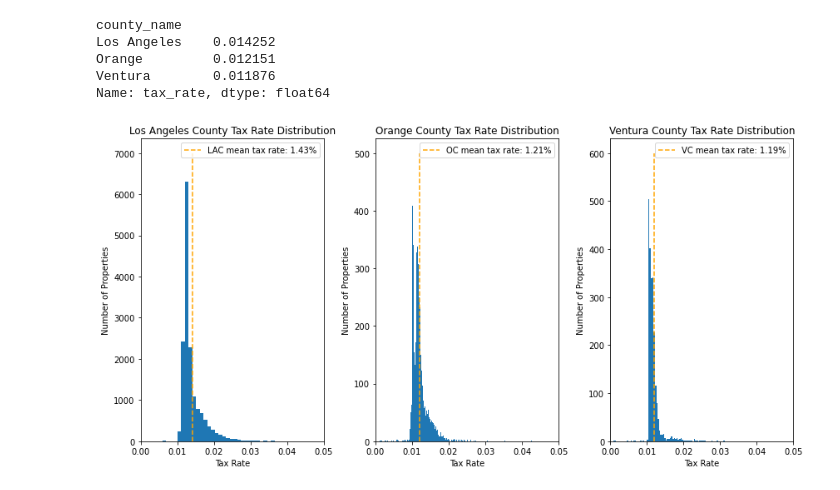
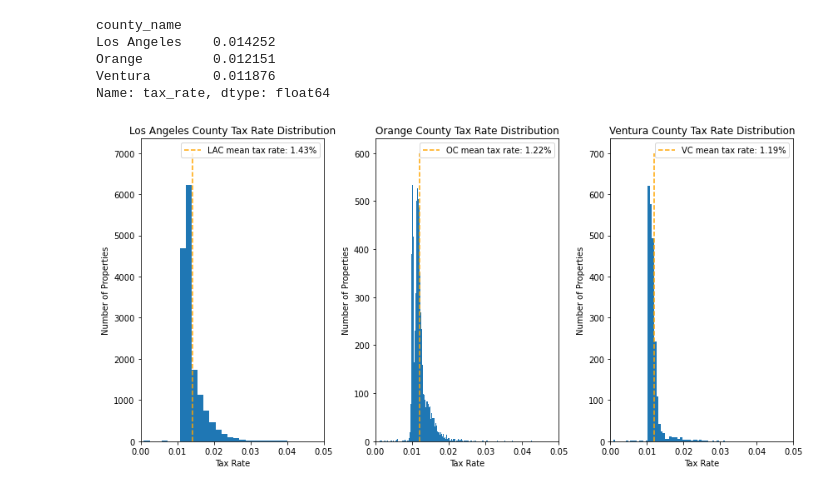
Before and after one commit to chadallen210/zillow-regression-project, a Jupyter notebook: zillow_regression_final_notebook.ipynb, the cells around one changed output. Cells and saved outputs as stored; diff of their text form; code cells hidden in the pictures.

```diff
--- a/zillow_regression_final_notebook.ipynb
+++ b/zillow_regression_final_notebook.ipynb
@@ -510,38 +510,37 @@ Name: tax_rate, dtype: float64
 # %%
 # visualization showing side-by-side comparison of county tax rate
 
 plt.figure(figsize=(12,6))
 
 plt.subplot(1,3,1)
 plt.title('Los Angeles County Tax Rate Distribution')
-plt.hist(df[df.county_code==6037].tax_rate, bins=800)
+plt.hist(df[df.county_code==6037].tax_rate, bins=500)
 plt.vlines(df[df.county_code==6037].tax_rate.mean(), 0, 7000, ls='--', color='orange', label='LAC mean tax rate: 1.43%')
 plt.xlabel('Tax Rate')
 plt.ylabel('Number of Properties')
+plt.xlim(0.0, 0.05)
 plt.legend()
-plt.xlim(0.0, 0.05)
 
 plt.subplot(1,3,2)
 plt.title('Orange County Tax Rate Distribution')
-plt.hist(df[df.county_code==6059].tax_rate, bins=800)
-plt.vlines(df[df.county_code==6059].tax_rate.mean(), 0, 500, ls='--', color='orange', label='OC mean tax rate: 1.22%')
+plt.hist(df[df.county_code==6059].tax_rate, bins=500)
+plt.vlines(df[df.county_code==6059].tax_rate.mean(), 0, 600, ls='--', color='orange', label='OC mean tax rate: 1.22%')
 plt.xlabel('Tax Rate')
 plt.ylabel('Number of Properties')
 plt.xlim(0.0, 0.05)
-
 plt.legend()
 
 plt.subplot(1,3,3)
 plt.title('Ventura County Tax Rate Distribution')
-plt.hist(df[df.county_code==6111].tax_rate, bins=800)
-plt.vlines(df[df.county_code==6111].tax_rate.mean(), 0, 600, ls='--', color='orange', label='VC mean tax rate: 1.19%')
+plt.hist(df[df.county_code==6111].tax_rate, bins=500)
+plt.vlines(df[df.county_code==6111].tax_rate.mean(), 0, 700, ls='--', color='orange', label='VC mean tax rate: 1.19%')
 plt.xlabel('Tax Rate')
 plt.ylabel('Number of Properties')
 plt.xlim(0.0, 0.05)
 plt.legend()
 
 plt.tight_layout()
 
 plt.show()
 # %% [output]
-[figure, old version]
+[figure, new version]
```
